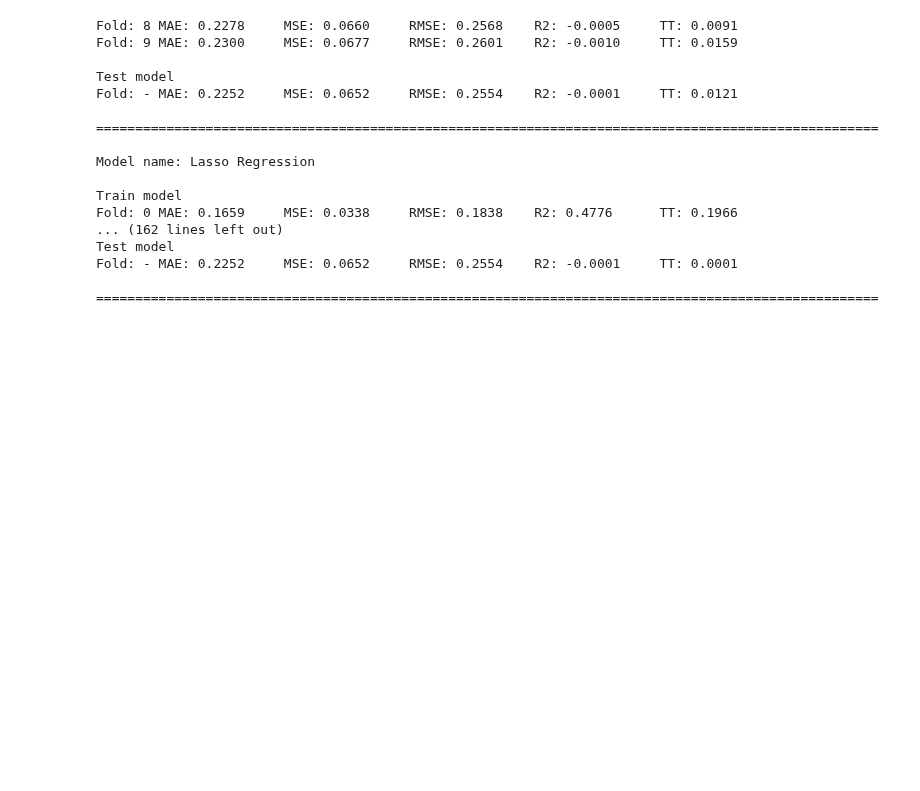
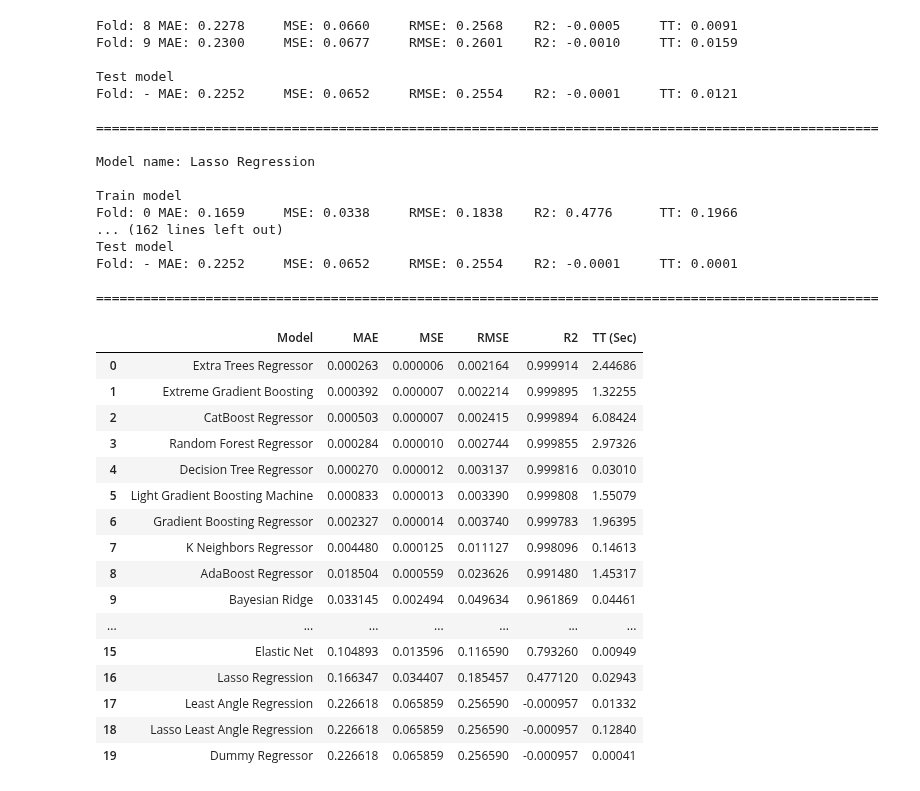
Before and after one commit to KarthikUdyawar/passwordometer, a Jupyter notebook: notebooks/03_select_base_model.ipynb, the cells around one changed output. Saved outputs shown, nothing was run; the diff lists cells and outputs as text; code cells hidden in the pictures; blank space fills up the shorter version.

Commit message:
Converted model parameters into dataframe
We converted model parameters into dataframe for comparison.

```diff
--- a/notebooks/03_select_base_model.ipynb
+++ b/notebooks/03_select_base_model.ipynb
@@ -274,3 +274,34 @@ Test model
 Fold: - MAE: 0.2252     MSE: 0.0652     RMSE: 0.2554    R2: -0.0001     TT: 0.0001
 
 ====================================================================================================
+# %%
+results = pd.DataFrame(
+    {
+        "Model": list(models.keys()),
+        "MAE": mae,
+        "MSE": mse,
+        "RMSE": rmse,
+        "R2": r2,
+        "TT (Sec)": tt,
+    }
+)
+
+results.sort_values("R2", axis=0, ascending=False).reset_index(drop=True)
+# %% [output]
+|  | Model | MAE | MSE | RMSE | R2 | TT (Sec) |
+| 0 | Extra Trees Regressor | 0.000263 | 0.000006 | 0.002164 | 0.999914 | 2.44686 |
+| 1 | Extreme Gradient Boosting | 0.000392 | 0.000007 | 0.002214 | 0.999895 | 1.32255 |
+| 2 | CatBoost Regressor | 0.000503 | 0.000007 | 0.002415 | 0.999894 | 6.08424 |
+| 3 | Random Forest Regressor | 0.000284 | 0.000010 | 0.002744 | 0.999855 | 2.97326 |
+| 4 | Decision Tree Regressor | 0.000270 | 0.000012 | 0.003137 | 0.999816 | 0.03010 |
+| 5 | Light Gradient Boosting Machine | 0.000833 | 0.000013 | 0.003390 | 0.999808 | 1.55079 |
+| 6 | Gradient Boosting Regressor | 0.002327 | 0.000014 | 0.003740 | 0.999783 | 1.96395 |
+| 7 | K Neighbors Regressor | 0.004480 | 0.000125 | 0.011127 | 0.998096 | 0.14613 |
+| 8 | AdaBoost Regressor | 0.018504 | 0.000559 | 0.023626 | 0.991480 | 1.45317 |
+| 9 | Bayesian Ridge | 0.033145 | 0.002494 | 0.049634 | 0.961869 | 0.04461 |
+| ... | ... | ... | ... | ... | ... | ... |
+| 15 | Elastic Net | 0.104893 | 0.013596 | 0.116590 | 0.793260 | 0.00949 |
+| 16 | Lasso Regression | 0.166347 | 0.034407 | 0.185457 | 0.477120 | 0.02943 |
+| 17 | Least Angle Regression | 0.226618 | 0.065859 | 0.256590 | -0.000957 | 0.01332 |
+| 18 | Lasso Least Angle Regression | 0.226618 | 0.065859 | 0.256590 | -0.000957 | 0.12840 |
+| 19 | Dummy Regressor | 0.226618 | 0.065859 | 0.256590 | -0.000957 | 0.00041 |
```
